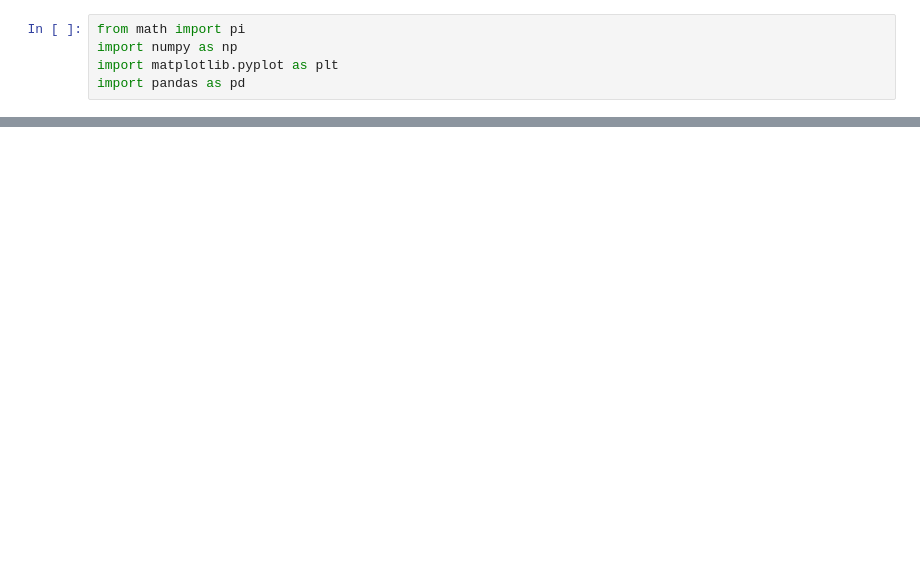
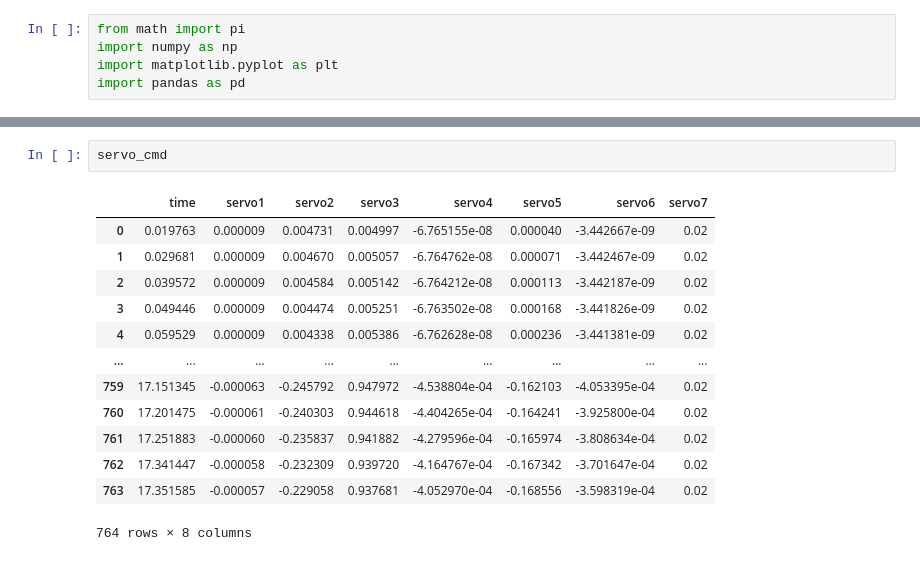
Before and after one commit to Caltech-AMBER/obelisk_examples, a Jupyter notebook: d1_control/d1_control/plot_data.ipynb, the cells around one changed output, grey strips where cells are left out. Drawn from its saved outputs; the diff is of its cells as text; blank space fills up the shorter version.

```diff
--- a/d1_control/d1_control/plot_data.ipynb
+++ b/d1_control/d1_control/plot_data.ipynb
@@ -134,0 +176,16 @@ plt.show()
+# %%
+servo_cmd
+# %% [output]
+|  | time | servo1 | servo2 | servo3 | servo4 | servo5 | servo6 | servo7 |
+| 0 | 0.019763 | 0.000009 | 0.004731 | 0.004997 | -6.765155e-08 | 0.000040 | -3.442667e-09 | 0.02 |
+| 1 | 0.029681 | 0.000009 | 0.004670 | 0.005057 | -6.764762e-08 | 0.000071 | -3.442467e-09 | 0.02 |
+| 2 | 0.039572 | 0.000009 | 0.004584 | 0.005142 | -6.764212e-08 | 0.000113 | -3.442187e-09 | 0.02 |
+| 3 | 0.049446 | 0.000009 | 0.004474 | 0.005251 | -6.763502e-08 | 0.000168 | -3.441826e-09 | 0.02 |
+| 4 | 0.059529 | 0.000009 | 0.004338 | 0.005386 | -6.762628e-08 | 0.000236 | -3.441381e-09 | 0.02 |
+| ... | ... | ... | ... | ... | ... | ... | ... | ... |
+| 759 | 17.151345 | -0.000063 | -0.245792 | 0.947972 | -4.538804e-04 | -0.162103 | -4.053395e-04 | 0.02 |
+| 760 | 17.201475 | -0.000061 | -0.240303 | 0.944618 | -4.404265e-04 | -0.164241 | -3.925800e-04 | 0.02 |
+| 761 | 17.251883 | -0.000060 | -0.235837 | 0.941882 | -4.279596e-04 | -0.165974 | -3.808634e-04 | 0.02 |
+| 762 | 17.341447 | -0.000058 | -0.232309 | 0.939720 | -4.164767e-04 | -0.167342 | -3.701647e-04 | 0.02 |
+| 763 | 17.351585 | -0.000057 | -0.229058 | 0.937681 | -4.052970e-04 | -0.168556 | -3.598319e-04 | 0.02 |
+764 rows × 8 columns
```
Also changed, not shown: parts of 12 cells of this notebook, 12 other files.
